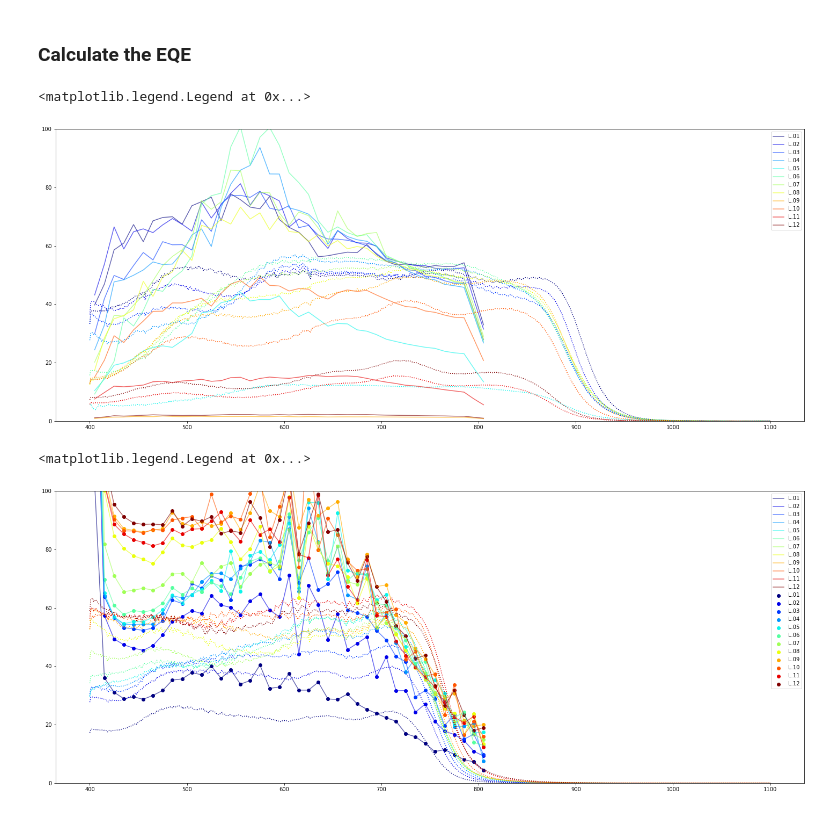
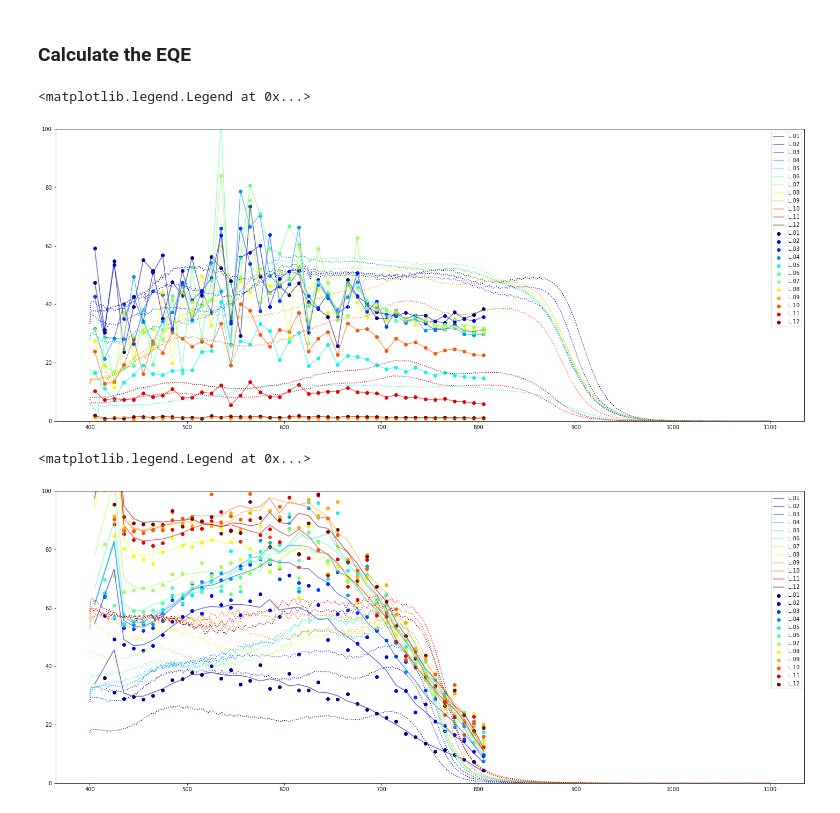
Before and after one commit to mcasademont9/SOLS-EQE, a Jupyter notebook: Low Resolution EQE/LowResEQE_First try.ipynb, the cells around one changed output. Saved outputs shown, nothing was run; the diff lists cells and outputs as text; code cells hidden in the pictures.

```diff
--- a/Low Resolution EQE/LowResEQE_First try.ipynb
+++ b/Low Resolution EQE/LowResEQE_First try.ipynb
@@ -285,33 +285,33 @@ BS_power_divwl = np.loadtxt('MCV.211028.1Sun210930_divwl.vs.power.calibration.Po
 # %%
 fig, ax = plt.subplots(figsize=(25,10))
 colors = plt.cm.jet(np.linspace(0,1,len(RS_EQE_megaarray[0,0,:])))
 for i in range(len(RS_EQE_megaarray[0,0,:])):
     for j in range(len(RS_measure_megaarray[:,0,0])-1): # We loop through all the dividing wavelength measured
         actual_wl_min = RS_measure_megaarray[j+1,0,i]
         actual_wl_max = RS_measure_megaarray[j,0,i]
         actual_wl = (actual_wl_min+actual_wl_max)/2
-        actual_power_diff = abs(RS_power_divwl[closest_indx(RS_power_divwl[:,0],actual_wl_max), 2]-RS_power_divwl[closest_indx(RS_power_divwl[:,0], actual_wl_min),2])
+        actual_power_diff = 1.5*abs(RS_power_divwl[closest_indx(RS_power_divwl[:,0],actual_wl_max), 2]-RS_power_divwl[closest_indx(RS_power_divwl[:,0], actual_wl_min),2])
         actual_Jsc_diff = RS_measure_megaarray[j+1,2,i]-RS_measure_megaarray[j,2,i]
         actual_EQE = 100*(actual_Jsc_diff/1.6e-19)/(actual_power_diff*actual_wl/1240/1.6e-19)
         actual_calculated_EQE = np.array([actual_wl, actual_EQE, actual_power_diff, actual_Jsc_diff])
         try:
             calculated_EQE
         except NameError:
             calculated_EQE = actual_calculated_EQE
         else:
             calculated_EQE = np.vstack((calculated_EQE, actual_calculated_EQE))
     RS_calculated_EQE = calculated_EQE
     del calculated_EQE
 
-    ax.plot(RS_calculated_EQE[:,0], smooth(RS_calculated_EQE[:,1], 5), label=RS_cellname[i], color = colors[i], alpha = 0.6)
-    #ax.scatter(RS_calculated_EQE[:,0], RS_calculated_EQE[:,1], label=RS_cellname[i], color = colors[i])
+    ax.plot(RS_calculated_EQE[:,0], smooth(RS_calculated_EQE[:,1],1), label=RS_cellname[i], color = colors[i], alpha = 0.6)
+    ax.scatter(RS_calculated_EQE[:,0], RS_calculated_EQE[:,1], label=RS_cellname[i], color = colors[i])
     ax.plot(RS_EQE_megaarray[:,0,i], RS_EQE_megaarray[:,1,i], color = colors[i], linestyle = 'dotted')
 plt.ylim(0,100)
 #plt.xlim(400,810)
 plt.legend()
 # %% [output]
 <matplotlib.legend.Legend at 0x...>
-[figure, old version]
+[figure, new version]
 # %%
 fig, ax = plt.subplots(figsize=(25,10))
 colors = plt.cm.jet(np.linspace(0,1,len(BS_EQE_megaarray[0,0,:])))
@@ -320,7 +320,7 @@ for i in range(len(BS_EQE_megaarray[0,0,:])):
         actual_wl_min = BS_measure_megaarray[j+1,0,i]
         actual_wl_max = BS_measure_megaarray[j,0,i]
         actual_wl = (actual_wl_min+actual_wl_max)/2
-        actual_power_diff = abs(BS_power_divwl[closest_indx(BS_power_divwl[:,0],actual_wl_max), 2]-BS_power_divwl[closest_indx(BS_power_divwl[:,0], actual_wl_min),2])
+        actual_power_diff = 1*abs(BS_power_divwl[closest_indx(BS_power_divwl[:,0],actual_wl_max), 2]-BS_power_divwl[closest_indx(BS_power_divwl[:,0], actual_wl_min),2])
         actual_Jsc_diff = BS_measure_megaarray[j+1,2,i]-BS_measure_megaarray[j,2,i]
         actual_EQE = 100*(actual_Jsc_diff/1.6e-19)/(actual_power_diff*actual_wl/1240/1.6e-19)
         actual_calculated_EQE = np.array([actual_wl, actual_EQE, actual_power_diff, actual_Jsc_diff])
@@ -332,7 +332,7 @@ for i in range(len(BS_EQE_megaarray[0,0,:])):
             calculated_EQE = np.vstack((calculated_EQE, actual_calculated_EQE))
     BS_calculated_EQE = calculated_EQE
     del calculated_EQE
-    ax.plot(BS_calculated_EQE[:,0], -BS_calculated_EQE[:,1], label=BS_cellname[i], color = colors[i], alpha = 0.6)
+    ax.plot(BS_calculated_EQE[:,0], -smooth(BS_calculated_EQE[:,1],5), label=BS_cellname[i], color = colors[i], alpha = 0.6)
     ax.scatter(BS_calculated_EQE[:,0], -BS_calculated_EQE[:,1], label=BS_cellname[i], color = colors[i])
     ax.plot(BS_EQE_megaarray[:,0,i], BS_EQE_megaarray[:,1,i], color = colors[i], linestyle = 'dotted')
 plt.ylim(0,100)
@@ -340,4 +340,4 @@ plt.ylim(0,100)
 plt.legend()
 # %% [output]
 <matplotlib.legend.Legend at 0x...>
-[figure, old version]
+[figure, new version]
```
